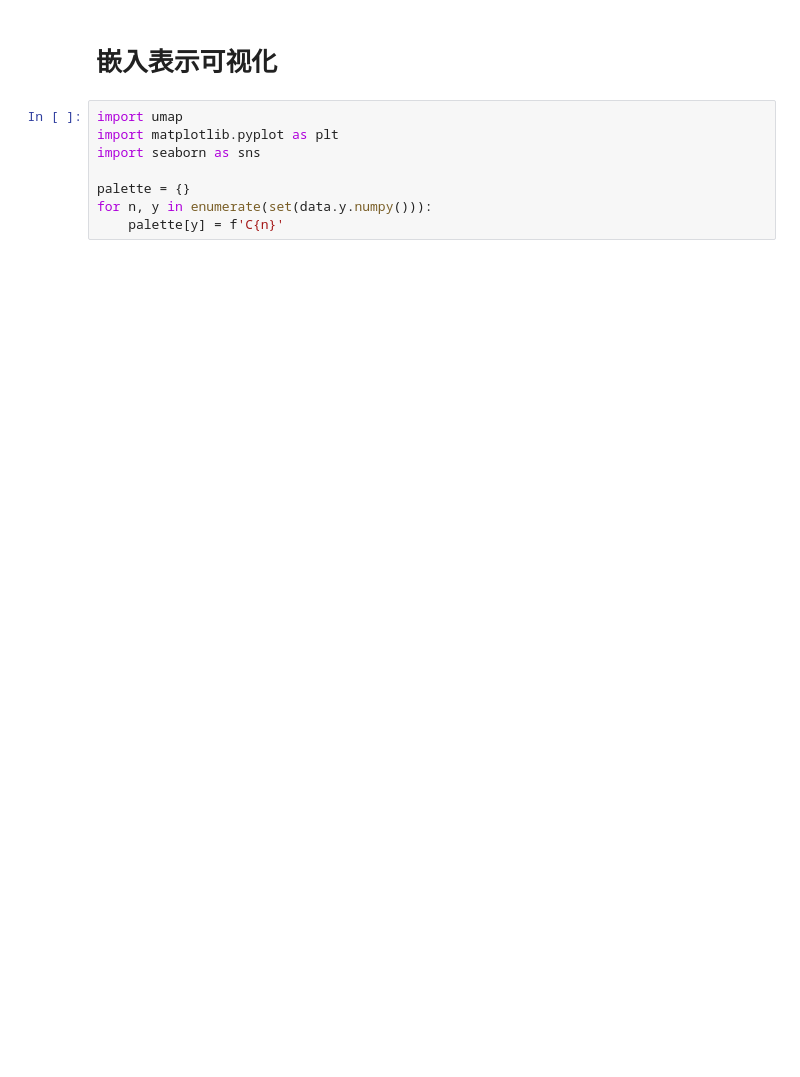
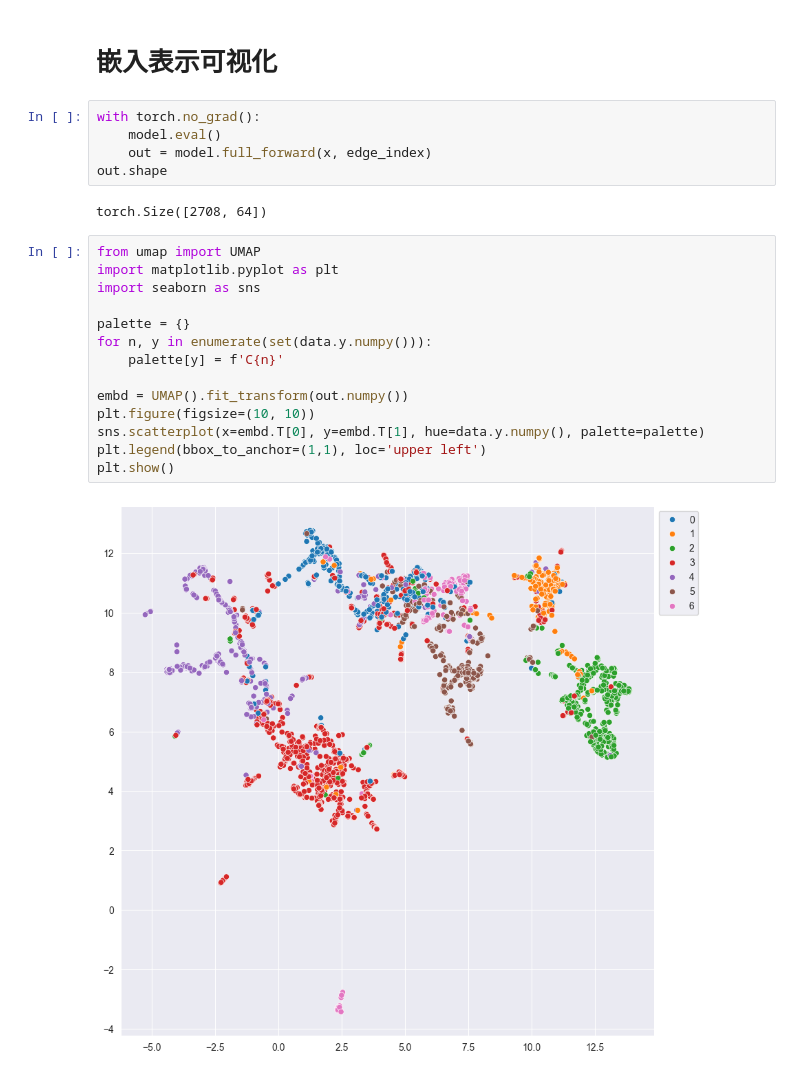
Before and after one commit to Andrew82106/-, a Jupyter notebook: 实操/图神经网络/labs/GraphSAGE.ipynb, the cells around one changed output. Cells and saved outputs as stored; diff of their text form; blank space fills up the shorter version.

```diff
--- a/实操/图神经网络/labs/GraphSAGE.ipynb
+++ b/实操/图神经网络/labs/GraphSAGE.ipynb
@@ -185,10 +185,25 @@ Epoch: 30, Loss: 0.9349, Val: 0.6980, Test: 0.7380
 # %% [markdown]
 # 嵌入表示可视化
+# %%
+with torch.no_grad():
+    model.eval()
+    out = model.full_forward(x, edge_index)
+out.shape
+# %% [output]
+torch.Size([2708, 64])
 # %%
-import umap
+from umap import UMAP
 import matplotlib.pyplot as plt
 import seaborn as sns
 
 palette = {}
 for n, y in enumerate(set(data.y.numpy())):
     palette[y] = f'C{n}'
+
+embd = UMAP().fit_transform(out.numpy())
+plt.figure(figsize=(10, 10))
+sns.scatterplot(x=embd.T[0], y=embd.T[1], hue=data.y.numpy(), palette=palette)
+plt.legend(bbox_to_anchor=(1,1), loc='upper left')
+plt.show()
+# %% [output]
+[figure, added]
```
Also changed, not shown: parts of 3 cells of this notebook, 2 other files.
